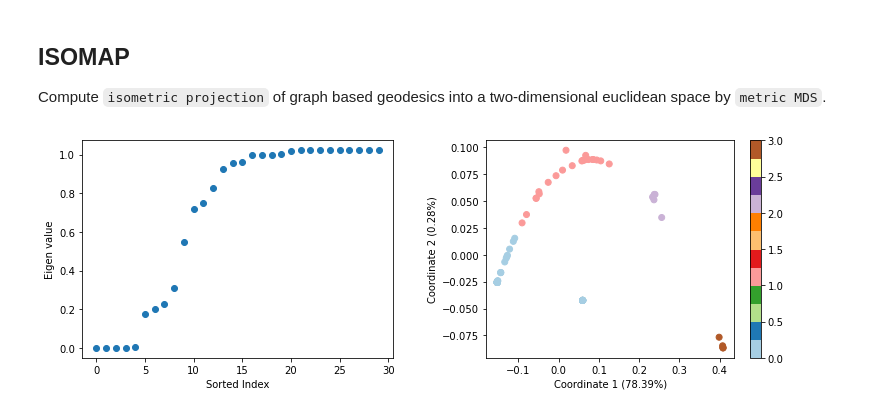
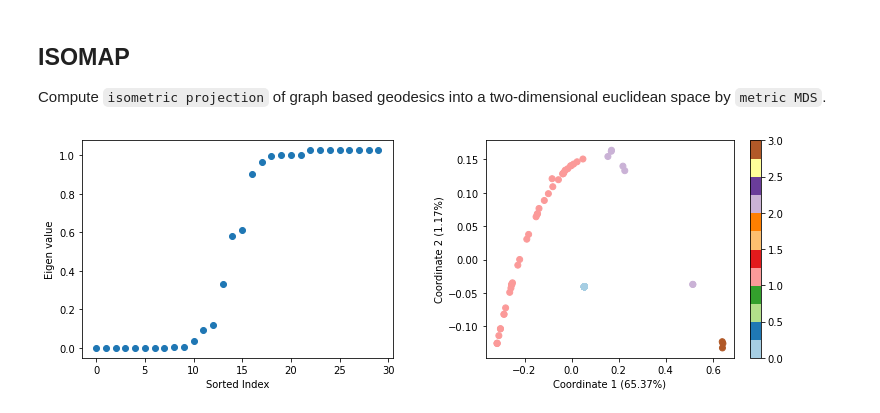
Before and after one commit to kiranvad/polyphase, a Jupyter notebook: notebooks/Clustering ternary HTE phase diagrams.ipynb, the cells around one changed output. Cells and saved outputs as stored; diff of their text form; code cells hidden in the pictures.

Commit message:
final papers figures. Hamming distance with high dimensional labels seems to produce the best clustering. This is the commit day before a big CCR downtime on Feb 1

```diff
--- a/notebooks/Clustering ternary HTE phase diagrams.ipynb
+++ b/notebooks/Clustering ternary HTE phase diagrams.ipynb
@@ -81,3 +138,13 @@ polymers:  ['MDMO-PPV' 'MEH-PPV' 'P3HT' 'PFO' 'PM6' 'PTB7-Th']
+# %%
+from scipy.spatial.distance import pdist, squareform, hamming
+def distance_hamming(data, i,j):
+    x = data[i[0]]
+    y = data[j[0]]
+
+    return hamming(x,y)
+
+dist = lambda x,y: distance_hamming(data,x,y)
+M = squareform(pdist(np.arange(len(data)).reshape(-1,1), dist))
 # %% [raw]
 # When working with a single system
 smstr = 'Y6'
@@ -140,12 +197,3 @@ axs[1].set_title('Affinity')
 
 #plt.savefig('../figures/notebooks/PC61BM_PM6_Y6_PM6.png', dpi=500, bbox_inches='tight')
 plt.show()
-# %%
-# With just a pre-compute distance matrix
-
-with open('../expts/data/chispace_dimred_mp10.pkl', 'rb') as handle:
-    out = pickle.load(handle)
-M = out['M']
-delta = M.std()
-X = np.exp(- M ** 2 / (2. * delta ** 2))
-print(X.shape)
@@ -211,30 +270,30 @@ for dim in [1,2,3]:
 # %%
 from sklearn.cluster import SpectralClustering
 from scipy.spatial.distance import pdist, squareform
 
 NUM_CLUSTERS = 4
 clustering = SpectralClustering(n_clusters=NUM_CLUSTERS,assign_labels="discretize",random_state=0, affinity='precomputed')
-D = squareform(pdist(emb_mds, 'euclidean'))
+D = squareform(pdist(emb_isomap, 'euclidean'))
 delta = 0.01
 A = np.exp(- D ** 2 / (2. * delta ** 2))
 lowdim_labels = clustering.fit_predict(A)
 
 laplacian = csgraph.laplacian(A, normed=True)
 eigen_values = eigvalsh(laplacian)
 
 fig, axs = plt.subplots(1,2, figsize=(2*4*1.6, 4))
 fig.subplots_adjust(wspace=0.3)
 
 num_eigs = 30
 axs[0].scatter(np.arange(num_eigs),eigen_values[:num_eigs])
 axs[0].set_xlabel('Sorted Index')
 axs[0].set_ylabel('Eigen value')
 
 pos = axs[1].scatter(emb_isomap[:,0], emb_isomap[:,1], c = lowdim_labels, cmap=plt.cm.Paired)
 fig.colorbar(pos, ax=axs[1])
 axs[1].set_xlabel(r"Coordinate 1 ({:.2f}%)".format(explained_variance[0]*100))
 axs[1].set_ylabel(r"Coordinate 2 ({:.2f}%)".format((explained_variance[1]-explained_variance[0])*100))
 
 plt.show()
 # %% [output]
-[figure, old version]
+[figure, new version]
```
Also changed, not shown: parts of 17 cells of this notebook, 18 other files.
